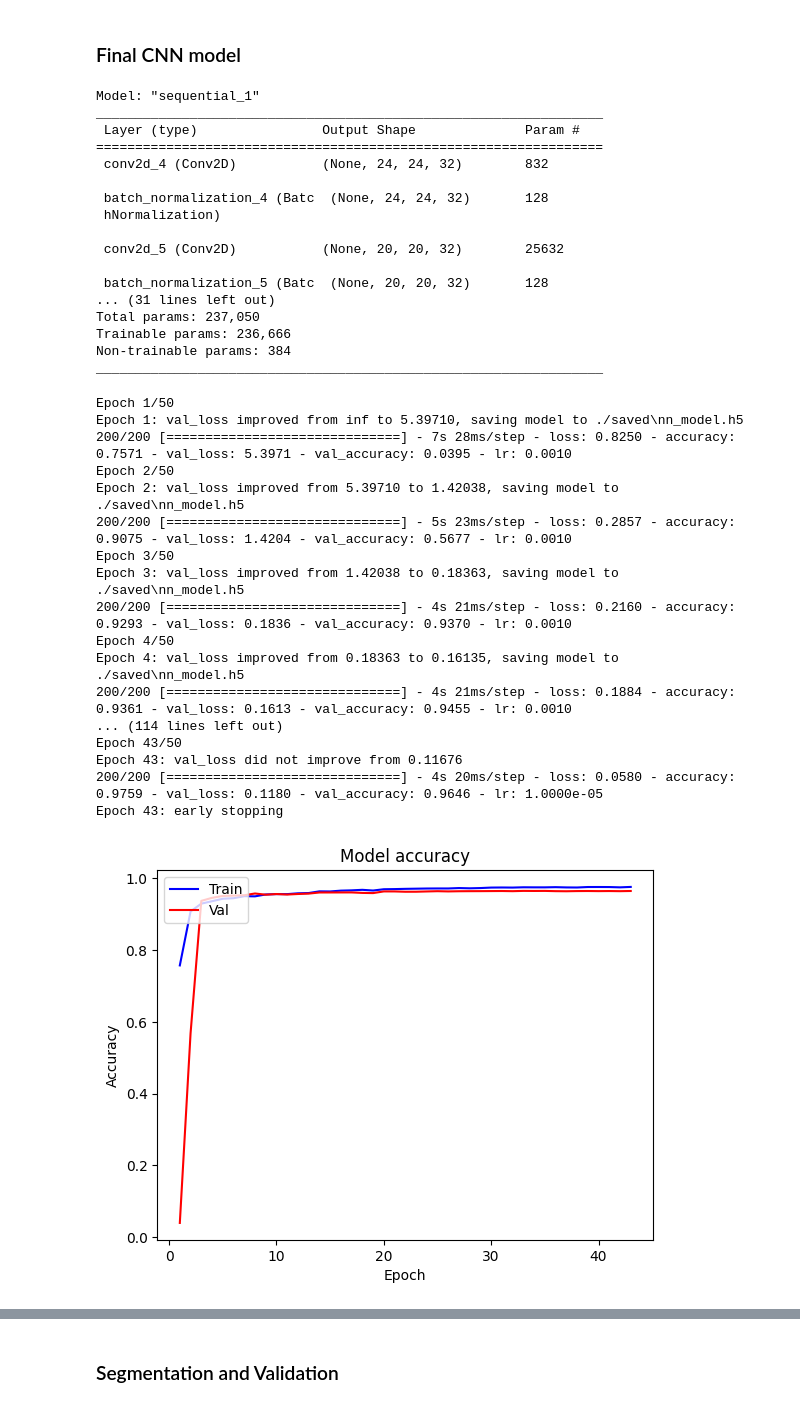
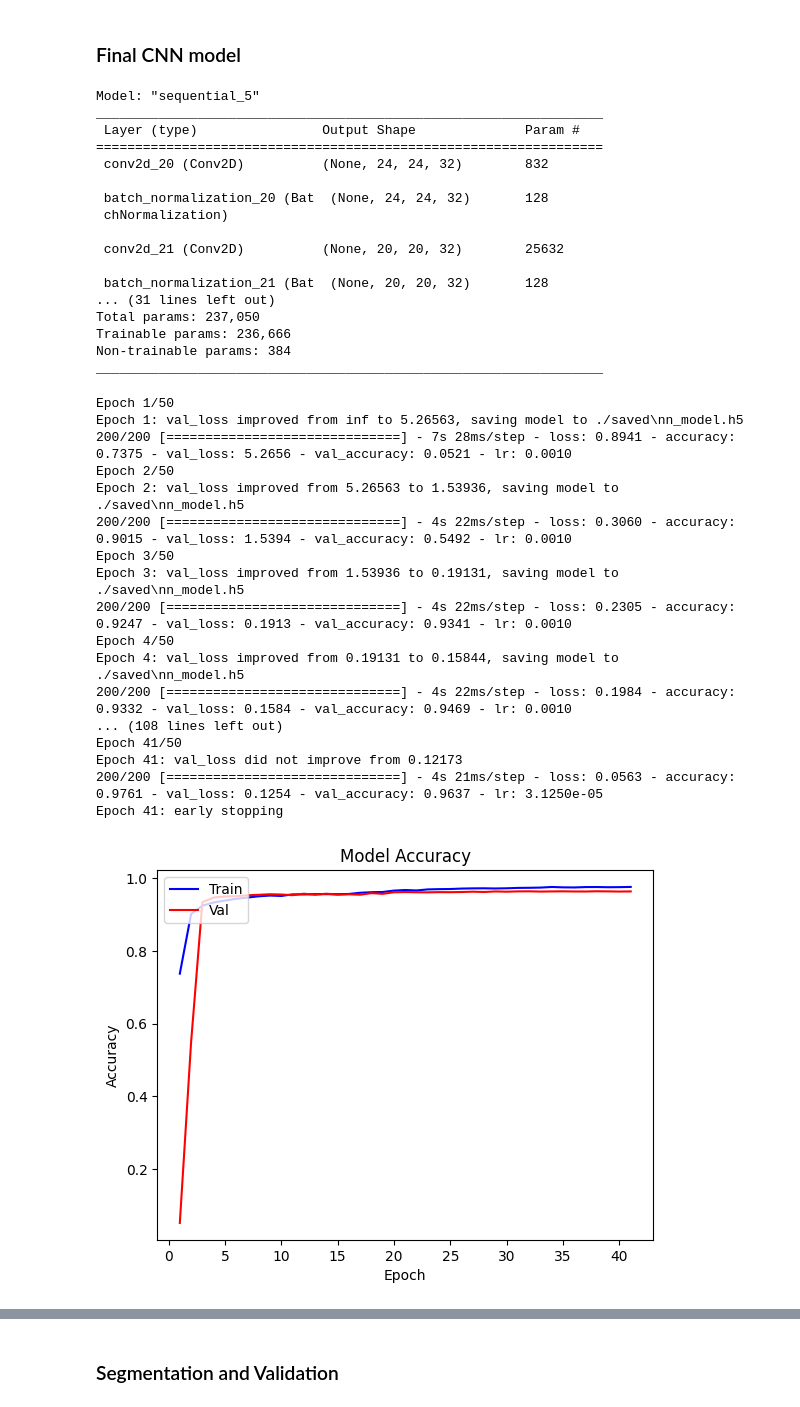
Before and after one commit to aldaonggar/Handwriting-Recognition, a Jupyter notebook: hw_recog.ipynb, the cells around one changed output, grey strips where cells are left out. Drawn from its saved outputs; the diff is of its cells as text; code cells hidden in the pictures.

```diff
--- a/hw_recog.ipynb
+++ b/hw_recog.ipynb
@@ -65,11 +64,7 @@ df.shape
 (131600, 785)
 # %%
 # Filter the DataFrame to include only rows where the label is an uppercase letter
-df_filtered = df[df[0].between(10, 35, inclusive='both')]
-
-# Check the shape of the filtered DataFrame
-df = df_filtered
-del df_filtered
+df = df[df[0].between(10, 35, inclusive='both')]
 # %%
 df.describe()
 # %% [output]
@@ -260,6 +243,7 @@ model.add(Conv2D(32, (5, 5), activation='relu', input_shape=(28,28,1)))
 model.add(BatchNormalization())
 model.add(Conv2D(32, (5, 5), activation='relu'))
 model.add(BatchNormalization())
+
 model.add(MaxPooling2D(pool_size=(2,2)))
 model.add(Dropout(0.3))
 
@@ -273,24 +257,24 @@ model.add(Dropout(0.3))
 
 model.add(Flatten())
 model.add(Dense(256, activation='relu'))
-model.add(Dropout(0.2))
+model.add(Dropout(0.25))
 
 model.add(Dense(number_of_classes, activation='softmax'))
 
 model.summary()
 # %% [output]
-Model: "sequential_1"
+Model: "sequential_5"
 _________________________________________________________________
  Layer (type)                Output Shape              Param #
 =================================================================
- conv2d_4 (Conv2D)           (None, 24, 24, 32)        832
+ conv2d_20 (Conv2D)          (None, 24, 24, 32)        832
 
- batch_normalization_4 (Batc  (None, 24, 24, 32)       128
- hNormalization)
+ batch_normalization_20 (Bat  (None, 24, 24, 32)       128
+ chNormalization)
 
- conv2d_5 (Conv2D)           (None, 20, 20, 32)        25632
+ conv2d_21 (Conv2D)          (None, 20, 20, 32)        25632
 
- batch_normalization_5 (Batc  (None, 20, 20, 32)       128
+ batch_normalization_21 (Bat  (None, 20, 20, 32)       128
 ... (31 lines left out)
 Total params: 237,050
 Trainable params: 236,666
@@ -300,48 +284,47 @@ _________________________________________________________________
 # Compile the model with categorical cross-entropy loss, the specified optimizer, and accuracy metric
 model.compile(loss='categorical_crossentropy', optimizer='adam', metrics=['accuracy'])
 
-# Create an EarlyStopping callback to monitor validation loss and stop training if it doesn't improve for 5 epochs
+# Create an EarlyStopping callback to monitor validation loss and stop training if it doesn't improve for 20 epochs
 early_stopping = EarlyStopping(monitor='val_loss', patience=20, verbose=1, mode='min')
 
 # Create a ModelCheckpoint callback to save the best model during training based on validation loss
 mcp_save = ModelCheckpoint('./saved/nn_model.h5', save_best_only=True, monitor='val_loss', verbose=1, mode='auto')
 
-# Create a ReduceLROnPlateau callback to reduce the learning rate if validation loss plateaus for 3 epochs
-RLP = ReduceLROnPlateau(monitor='val_loss', patience=3, factor=0.5, min_lr=0.00001)
+# Create a ReduceLROnPlateau callback to reduce the learning rate if validation loss plateaus for 5 epochs
+RLP = ReduceLROnPlateau(monitor='val_loss', patience=5, factor=0.5, min_lr=0.00001)
 # %%
-# Model Fitting
 history = model.fit(X_train,  # Training data features
                     y_train,  # Training data labels
                     epochs=50,  # Number of epochs for training the model
                     batch_size=256,  # Number of samples per gradient update
-                    verbose=1,  # Verbosity mode. 0 = silent, 1 = progress bar, 2 = one line per epoch
+                    verbose=1,
                     validation_data=(X_valid, y_valid),  # Validation data for evaluating the model
                     callbacks=[mcp_save, early_stopping, RLP])  # Callbacks for additional functionality during training
 # %% [output]
 Epoch 1/50
-Epoch 1: val_loss improved from inf to 5.39710, saving model to ./saved\nn_model.h5
-200/200 [==============================] - 7s 28ms/step - loss: 0.8250 - accuracy: 0.7571 - val_loss: 5.3971 - val_accuracy: 0.0395 - lr: 0.0010
+Epoch 1: val_loss improved from inf to 5.26563, saving model to ./saved\nn_model.h5
+200/200 [==============================] - 7s 28ms/step - loss: 0.8941 - accuracy: 0.7375 - val_loss: 5.2656 - val_accuracy: 0.0521 - lr: 0.0010
 Epoch 2/50
-Epoch 2: val_loss improved from 5.39710 to 1.42038, saving model to ./saved\nn_model.h5
-200/200 [==============================] - 5s 23ms/step - loss: 0.2857 - accuracy: 0.9075 - val_loss: 1.4204 - val_accuracy: 0.5677 - lr: 0.0010
+Epoch 2: val_loss improved from 5.26563 to 1.53936, saving model to ./saved\nn_model.h5
+200/200 [==============================] - 4s 22ms/step - loss: 0.3060 - accuracy: 0.9015 - val_loss: 1.5394 - val_accuracy: 0.5492 - lr: 0.0010
 Epoch 3/50
-Epoch 3: val_loss improved from 1.42038 to 0.18363, saving model to ./saved\nn_model.h5
-200/200 [==============================] - 4s 21ms/step - loss: 0.2160 - accuracy: 0.9293 - val_loss: 0.1836 - val_accuracy: 0.9370 - lr: 0.0010
+Epoch 3: val_loss improved from 1.53936 to 0.19131, saving model to ./saved\nn_model.h5
+200/200 [==============================] - 4s 22ms/step - loss: 0.2305 - accuracy: 0.9247 - val_loss: 0.1913 - val_accuracy: 0.9341 - lr: 0.0010
 Epoch 4/50
-Epoch 4: val_loss improved from 0.18363 to 0.16135, saving model to ./saved\nn_model.h5
-200/200 [==============================] - 4s 21ms/step - loss: 0.1884 - accuracy: 0.9361 - val_loss: 0.1613 - val_accuracy: 0.9455 - lr: 0.0010
-... (114 lines left out)
-Epoch 43/50
-Epoch 43: val_loss did not improve from 0.11676
-200/200 [==============================] - 4s 20ms/step - loss: 0.0580 - accuracy: 0.9759 - val_loss: 0.1180 - val_accuracy: 0.9646 - lr: 1.0000e-05
-Epoch 43: early stopping
+Epoch 4: val_loss improved from 0.19131 to 0.15844, saving model to ./saved\nn_model.h5
+200/200 [==============================] - 4s 22ms/step - loss: 0.1984 - accuracy: 0.9332 - val_loss: 0.1584 - val_accuracy: 0.9469 - lr: 0.0010
+... (108 lines left out)
+Epoch 41/50
+Epoch 41: val_loss did not improve from 0.12173
+200/200 [==============================] - 4s 21ms/step - loss: 0.0563 - accuracy: 0.9761 - val_loss: 0.1254 - val_accuracy: 0.9637 - lr: 3.1250e-05
+Epoch 41: early stopping
 # %%
-def plotgraph(epochs, acc, val_acc):
+def plotgraph(epochs, acc, val_acc, metric):
     # Plot training & validation accuracy values
     plt.plot(epochs, acc, 'b')
     plt.plot(epochs, val_acc, 'r')
-    plt.title('Model accuracy')
-    plt.ylabel('Accuracy')
+    plt.title(f'Model {metric}')
+    plt.ylabel(f'{metric}')
     plt.xlabel('Epoch')
     plt.legend(['Train', 'Val'], loc='upper left')
     plt.show()
@@ -353,9 +336,9 @@ val_loss = history.history['val_loss']
 epochs = range(1,len(acc)+1)
 # %%
 # Accuracy curve
-plotgraph(epochs, acc, val_acc)
+plotgraph(epochs, acc, val_acc, 'Accuracy')
 # %% [output]
-[figure, old version]
+[figure, new version]
 # %%
 # loss curve
 print('Loss Curve')
```
Also changed, not shown: parts of 23 cells of this notebook, 5 other files.
